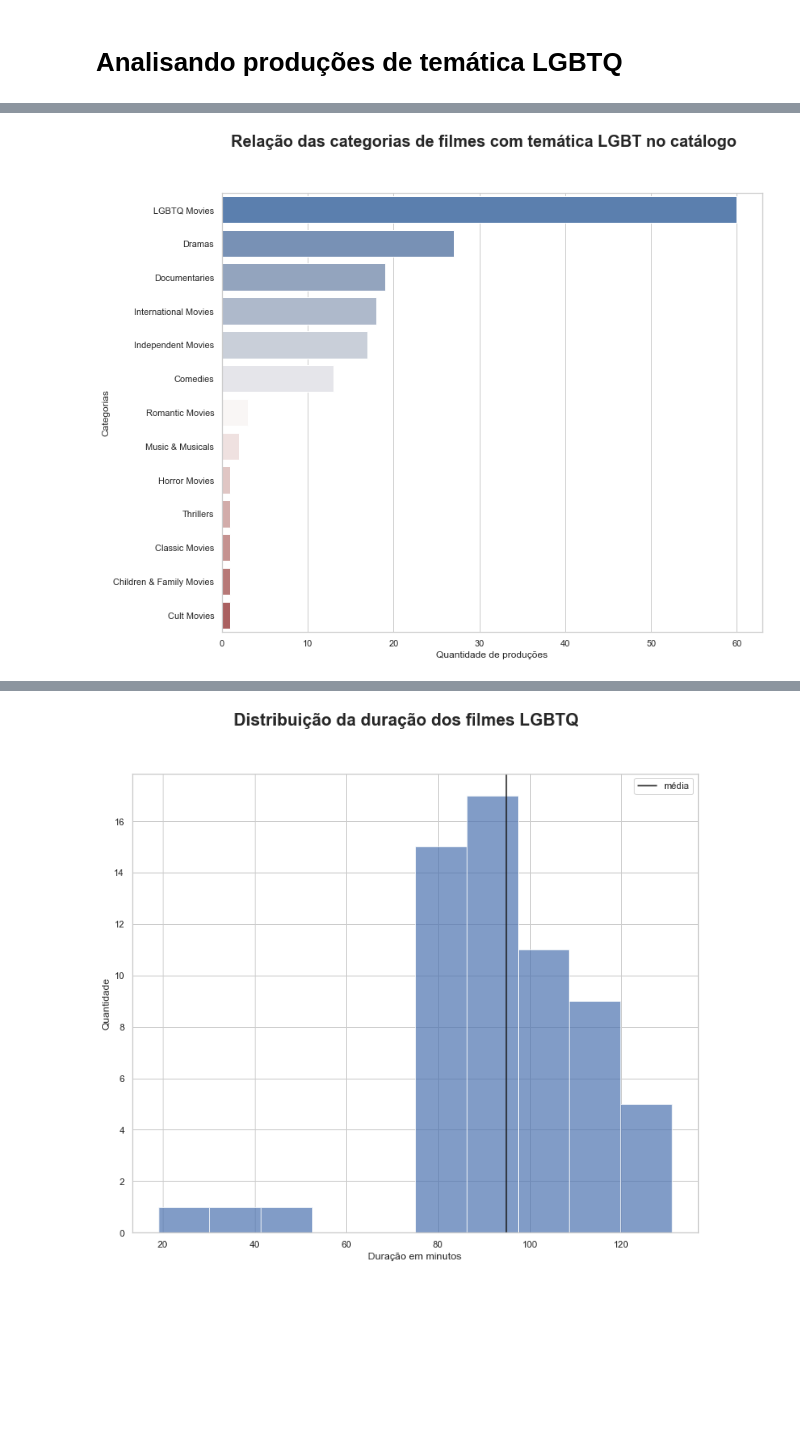
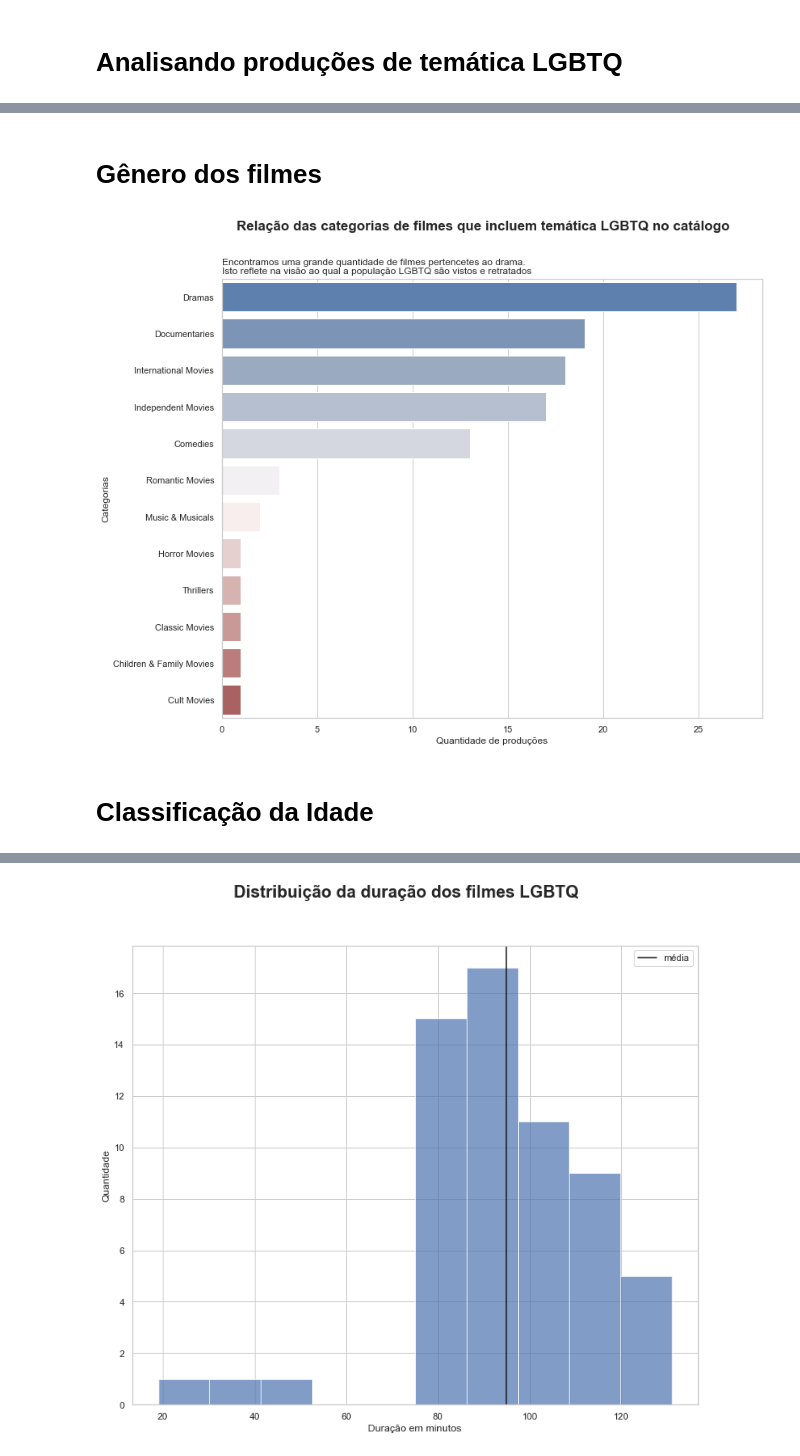
Before and after one commit to Alves-Eduarda/Netflix_dataset, a Jupyter notebook: Netflix.ipynb, the cells around one changed output, grey strips where cells are left out. Drawn from its saved outputs; the diff is of its cells as text; code cells hidden in the pictures; blank space fills up the shorter version.

```diff
--- a/Netflix.ipynb
+++ b/Netflix.ipynb
@@ -401,7 +410,7 @@ plt.show()
 # %% [markdown]
 # Analisando produções de temática LGBTQ
 # %%
-ntf_lgbt = ntf.loc[ntf['listed_in'].str.contains('LGBT')]
+ntf_lgbt = filmes.loc[filmes['listed_in'].str.contains('LGBT')]
 ntf_lgbt.head()
 # %% [output]
 |  | show_id | type | title | director | cast | country | release_year | rating | duration | listed_in | ... |
@@ -410,21 +419,26 @@ ntf_lgbt.head()
 | 441 | 80189623 | Movie | The Death and Life of Marsha P. J... | David France | NaN | United States | 2017 | TV-MA | 106.0 | Documentaries, LGBTQ Movies | ... |
 | 746 | 80216844 | Movie | Feminists: What Were They Thinking? | Johanna Demetrakas | NaN | United States | 2018 | TV-MA | 86.0 | Documentaries, LGBTQ Movies | ... |
 | 1013 | 80201542 | Movie | Let It Snow | Luke Snellin | Isabela Moner, Shameik Moore, Kie... | United States | 2019 | PG-13 | 93.0 | Comedies, Dramas, LGBTQ Movies | ... |
+# %% [markdown]
+# Gênero dos filmes
 # %%
 col = "listed_in"
 categories = ", ".join(ntf_lgbt['listed_in']).split(", ")
 
 counter_list = Counter(categories).most_common(50)
-cat = [k[0] for c,k in enumerate(counter_list)]
+cat = [k[0] if k[0] != 'LGBTQ Movies' else np.nan for c,k in enumerate(counter_list)]
 values = [k[1] for c,k in enumerate(counter_list)]
 
 sns.barplot(x=values,y=cat,palette='vlag')
 plt.xlabel('Quantidade de produções')
 plt.ylabel('Categorias')
-plt.suptitle("Relação das categorias de filmes com temática LGBT no catálogo",fontsize=20,weight = 'bold')
+plt.suptitle("Relação das categorias de filmes que incluem temática LGBTQ no catálogo",fontsize=17,weight = 'bold')
+plt.title("Encontramos uma grande quantidade de filmes pertencetes ao drama.\nIsto reflete na visão ao qual a população LGBTQ são vistos e retratados",loc='left')
 plt.show()
 # %% [output]
-[figure, old version]
+[figure, new version]
+# %% [markdown]
+# Classificação da Idade
 # %%
 ntf_idade = pd.DataFrame(ntf_lgbt.groupby('rating')['title'].count()).reset_index()
 sns.barplot(x=ntf_idade['rating'],y=ntf_idade['title'],data=ntf_idade)
```
Also changed, not shown: parts of 12 cells of this notebook.
